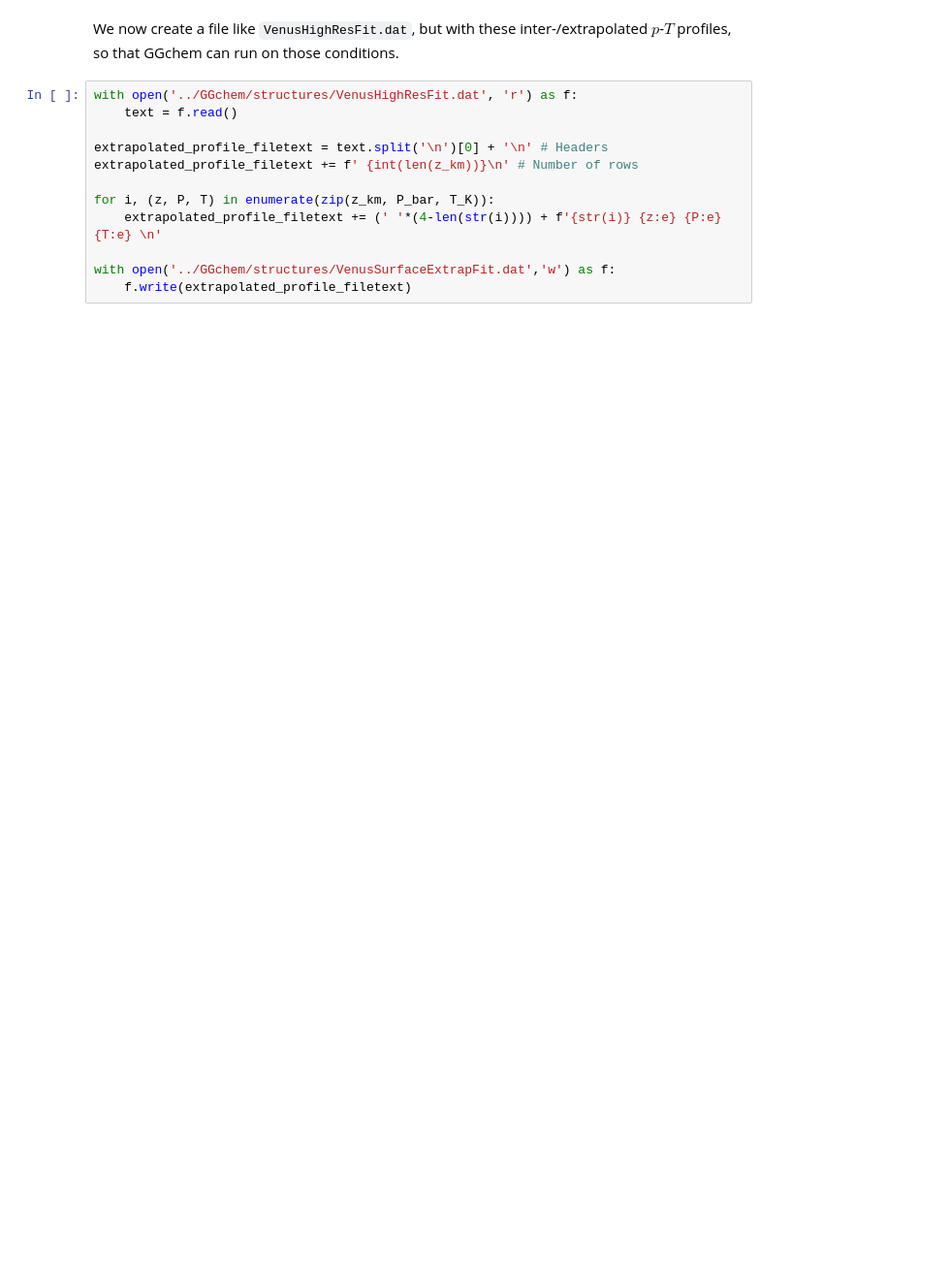
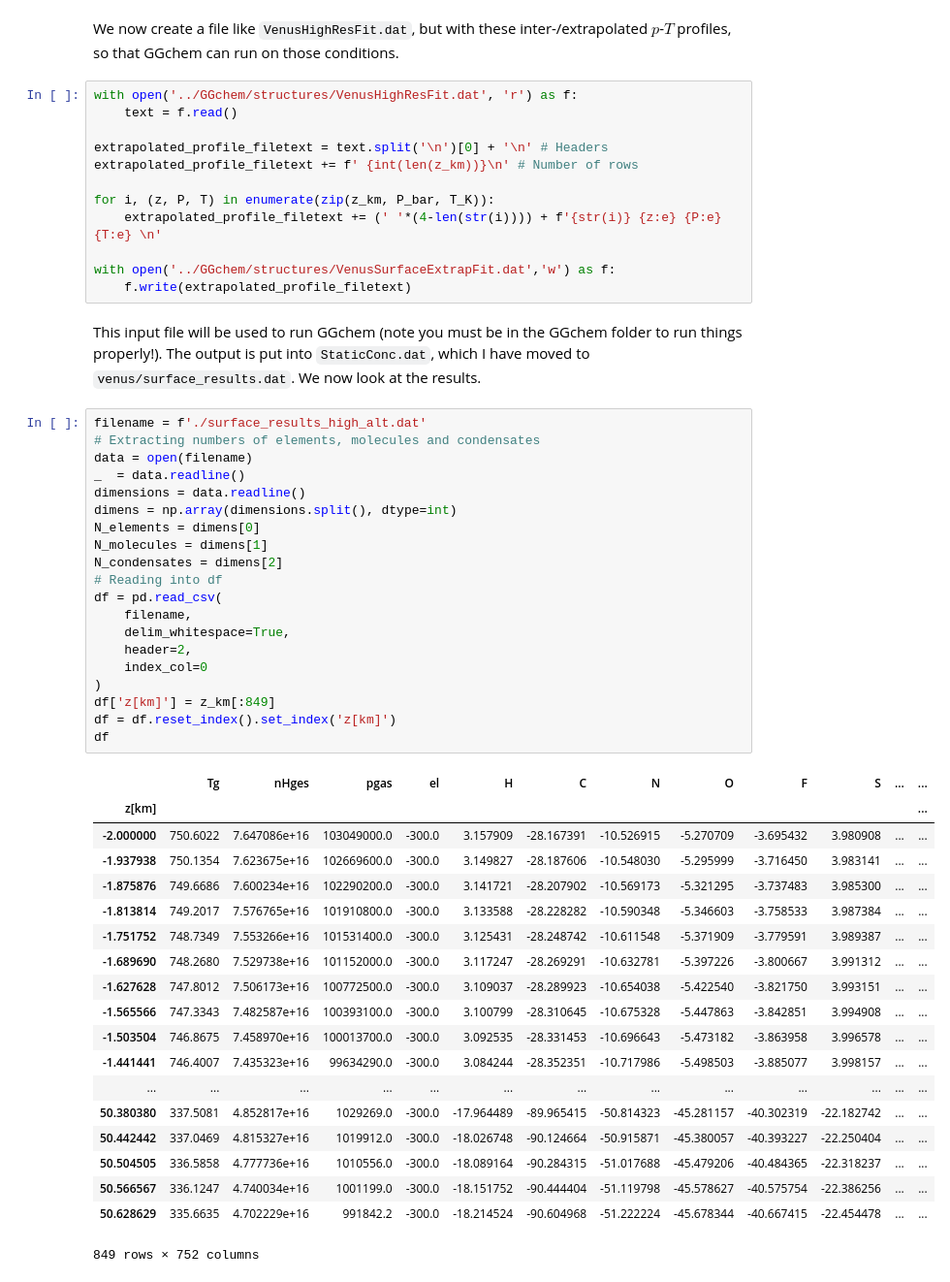
Before and after one commit to xbyrne/sai, a Jupyter notebook: venus/venus_altitude_composition.ipynb, the cells around one changed output. Shown: that part at 97% size. Saved outputs shown, nothing was run; the diff lists cells and outputs as text; blank space fills up the shorter version.

````diff
--- a/venus/venus_altitude_composition.ipynb
+++ b/venus/venus_altitude_composition.ipynb
@@ -107,3 +108,45 @@ for i, (z, P, T) in enumerate(zip(z_km, P_bar, T_K)):
 
 with open('../GGchem/structures/VenusSurfaceExtrapFit.dat','w') as f:
     f.write(extrapolated_profile_filetext)
+# %% [markdown]
+This input file will be used to run GGchem (note you must be in the GGchem folder to run things properly!). The output is put into ```StaticConc.dat```, which I have moved to ```venus/surface_results.dat```. We now look at the results.
+# %%
+filename = f'./surface_results_high_alt.dat'
+# Extracting numbers of elements, molecules and condensates
+data = open(filename)
+_  = data.readline()
+dimensions = data.readline()
+dimens = np.array(dimensions.split(), dtype=int)
+N_elements = dimens[0]
+N_molecules = dimens[1]
+N_condensates = dimens[2]
+# Reading into df
+df = pd.read_csv(
+    filename,
+    delim_whitespace=True,
+    header=2,
+    index_col=0
+)
+df['z[km]'] = z_km[:849]
+df = df.reset_index().set_index('z[km]')
+df
+# %% [output]
+|  | Tg | nHges | pgas | el | H | C | N | O | F | S | ... | ... |
+| z[km] |  |  |  |  |  |  |  |  |  |  |  | ... |
+| -2.000000 | 750.6022 | 7.647086e+16 | 103049000.0 | -300.0 | 3.157909 | -28.167391 | -10.526915 | -5.270709 | -3.695432 | 3.980908 | ... | ... |
+| -1.937938 | 750.1354 | 7.623675e+16 | 102669600.0 | -300.0 | 3.149827 | -28.187606 | -10.548030 | -5.295999 | -3.716450 | 3.983141 | ... | ... |
+| -1.875876 | 749.6686 | 7.600234e+16 | 102290200.0 | -300.0 | 3.141721 | -28.207902 | -10.569173 | -5.321295 | -3.737483 | 3.985300 | ... | ... |
+| -1.813814 | 749.2017 | 7.576765e+16 | 101910800.0 | -300.0 | 3.133588 | -28.228282 | -10.590348 | -5.346603 | -3.758533 | 3.987384 | ... | ... |
+| -1.751752 | 748.7349 | 7.553266e+16 | 101531400.0 | -300.0 | 3.125431 | -28.248742 | -10.611548 | -5.371909 | -3.779591 | 3.989387 | ... | ... |
+| -1.689690 | 748.2680 | 7.529738e+16 | 101152000.0 | -300.0 | 3.117247 | -28.269291 | -10.632781 | -5.397226 | -3.800667 | 3.991312 | ... | ... |
+| -1.627628 | 747.8012 | 7.506173e+16 | 100772500.0 | -300.0 | 3.109037 | -28.289923 | -10.654038 | -5.422540 | -3.821750 | 3.993151 | ... | ... |
+| -1.565566 | 747.3343 | 7.482587e+16 | 100393100.0 | -300.0 | 3.100799 | -28.310645 | -10.675328 | -5.447863 | -3.842851 | 3.994908 | ... | ... |
+| -1.503504 | 746.8675 | 7.458970e+16 | 100013700.0 | -300.0 | 3.092535 | -28.331453 | -10.696643 | -5.473182 | -3.863958 | 3.996578 | ... | ... |
+| -1.441441 | 746.4007 | 7.435323e+16 | 99634290.0 | -300.0 | 3.084244 | -28.352351 | -10.717986 | -5.498503 | -3.885077 | 3.998157 | ... | ... |
+| ... | ... | ... | ... | ... | ... | ... | ... | ... | ... | ... | ... | ... |
+| 50.380380 | 337.5081 | 4.852817e+16 | 1029269.0 | -300.0 | -17.964489 | -89.965415 | -50.814323 | -45.281157 | -40.302319 | -22.182742 | ... | ... |
+| 50.442442 | 337.0469 | 4.815327e+16 | 1019912.0 | -300.0 | -18.026748 | -90.124664 | -50.915871 | -45.380057 | -40.393227 | -22.250404 | ... | ... |
+| 50.504505 | 336.5858 | 4.777736e+16 | 1010556.0 | -300.0 | -18.089164 | -90.284315 | -51.017688 | -45.479206 | -40.484365 | -22.318237 | ... | ... |
+| 50.566567 | 336.1247 | 4.740034e+16 | 1001199.0 | -300.0 | -18.151752 | -90.444404 | -51.119798 | -45.578627 | -40.575754 | -22.386256 | ... | ... |
+| 50.628629 | 335.6635 | 4.702229e+16 | 991842.2 | -300.0 | -18.214524 | -90.604968 | -51.222224 | -45.678344 | -40.667415 | -22.454478 | ... | ... |
+849 rows × 752 columns
````
Also changed, not shown: parts of 3 cells of this notebook, 4 other files.
